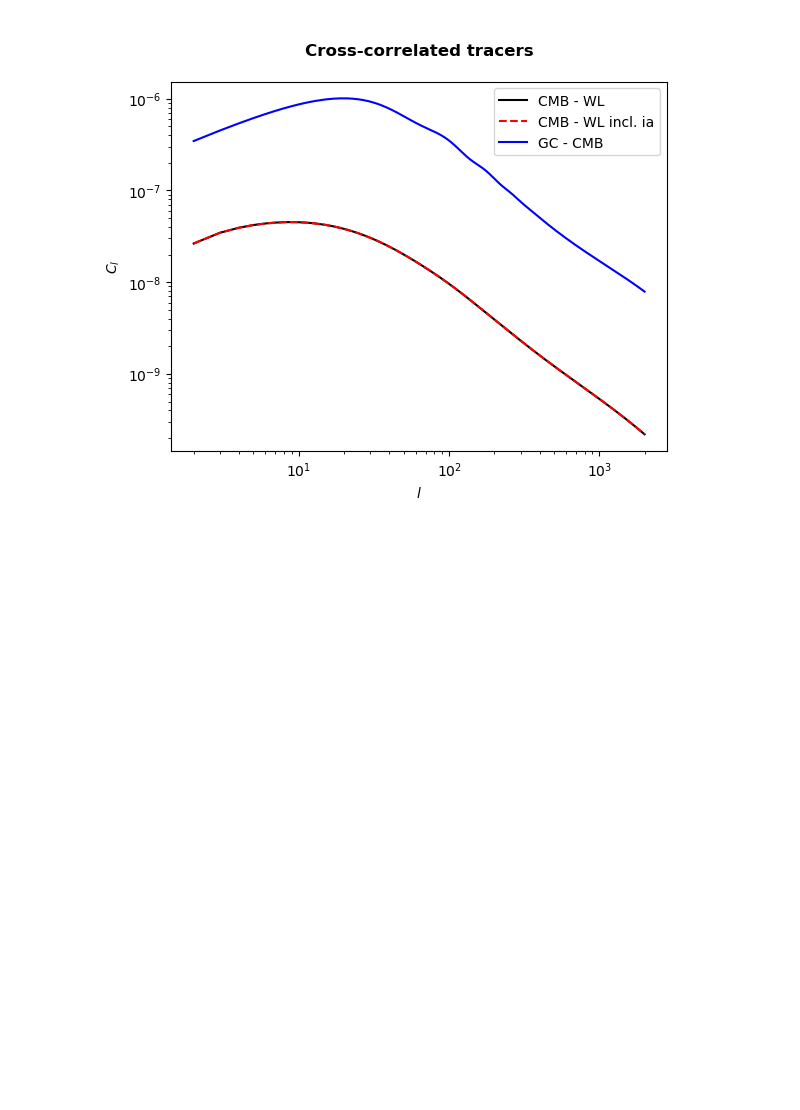
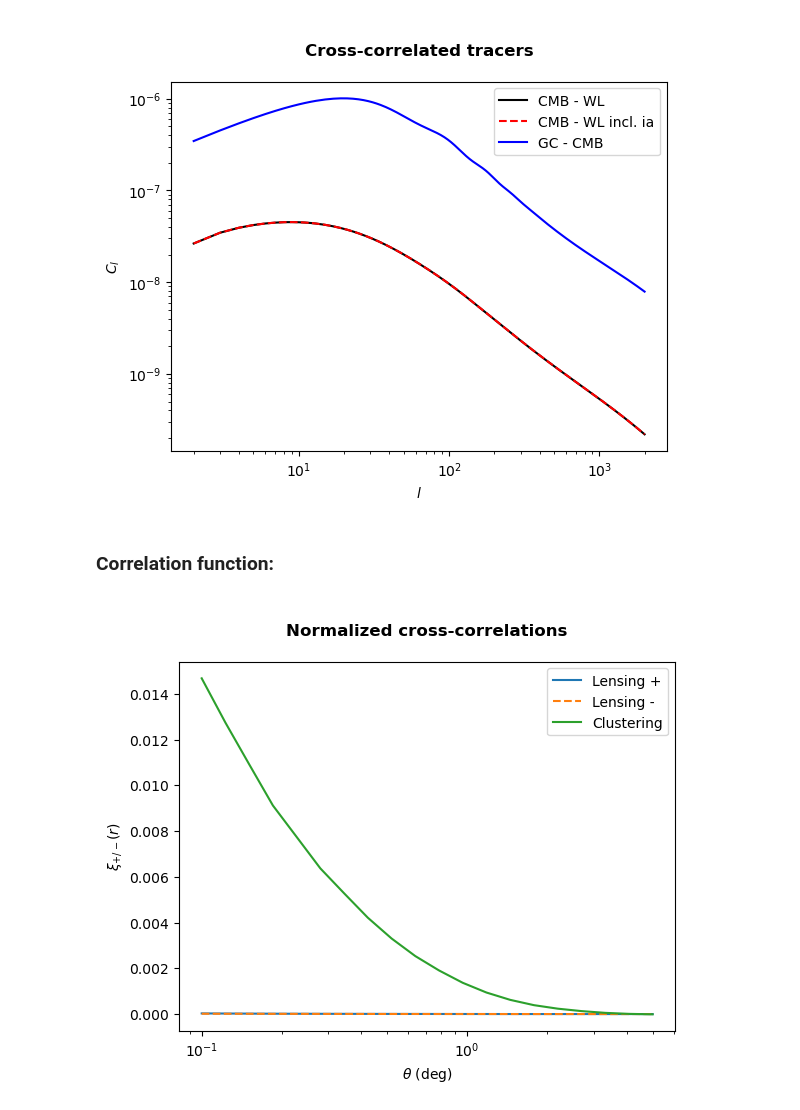
Before and after one commit to XanderHenrik/Masters-Project, a Jupyter notebook: notebooks/varying_C_l.ipynb, the cells around one changed output. Cells and saved outputs as stored; diff of their text form; code cells hidden in the pictures; blank space fills up the shorter version.

Commit message:
Angular power spectra and cross correlations, try to work out the difference in the last two sections. Terminology is cluttered and not really clear atm

```diff
--- a/notebooks/varying_C_l.ipynb
+++ b/notebooks/varying_C_l.ipynb
@@ -190,3 +190,39 @@ plt.ylabel('$C_l$')
 plt.show()
 # %% [output]
 [figure]
+# %% [markdown]
+### Correlation function:
+# %%
+# Now we calculate the correlation functions:
+
+# The angular scales on which we calculate the correlation functions:
+theta = np.logspace(-1, np.log10(5.), 20) # in degrees
+
+#Cosmic shear:
+xi_plus = ccl.correlation(cosmo, ell=ells, C_ell=cls_wl, theta=theta, type='GG+', method='FFTLog')
+xi_minus = ccl.correlation(cosmo, ell=ells, C_ell=cls_wl, theta=theta, type='GG-', method='FFTLog')
+
+#Clustering:
+xi_clu = ccl.correlation(cosmo, ell=ells, C_ell=cls_g_cl, theta=theta, type='NN', method='FFTLog')
+
+# Plot:
+plt.figure()
+plt.title("\nNormalized cross-correlations\n", weight='bold')
+
+# Plot the correlations:
+# NOTE: the normalizations make absolutely no sense, but allow all cross-correlations to be visible in the same plot:
+# plt.plot(theta, xi_plus/np.max(xi_plus), label='Normalized lensing +', alpha=0.5)
+# plt.plot(theta, xi_minus/np.max(xi_minus), label='Normalized lensing -', alpha=0.5)
+# plt.plot(theta, xi_clu/np.max(xi_clu), label='Normalized clustering', alpha=0.5)
+plt.plot(theta, xi_plus, label='Lensing +')
+plt.plot(theta, xi_minus, '--', label='Lensing -')
+plt.plot(theta, xi_clu, label='Clustering')
+
+# Fancy it up:
+plt.xscale('log')
+plt.legend(loc='upper right')
+plt.xlabel(r'$\theta$ (deg)')
+plt.ylabel(r'$\xi_{+/-} (r)$')
+plt.show()
+# %% [output]
+[figure, added]
```
